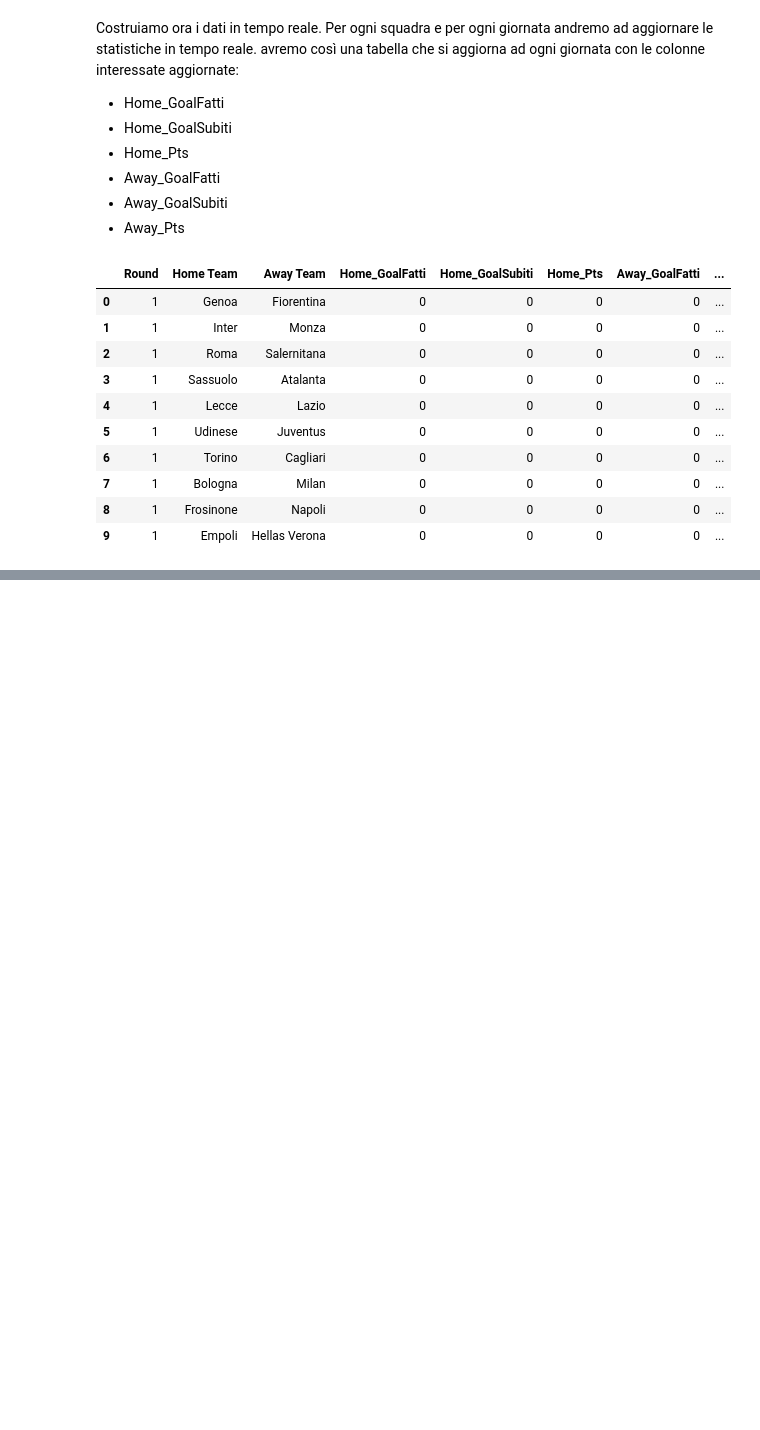
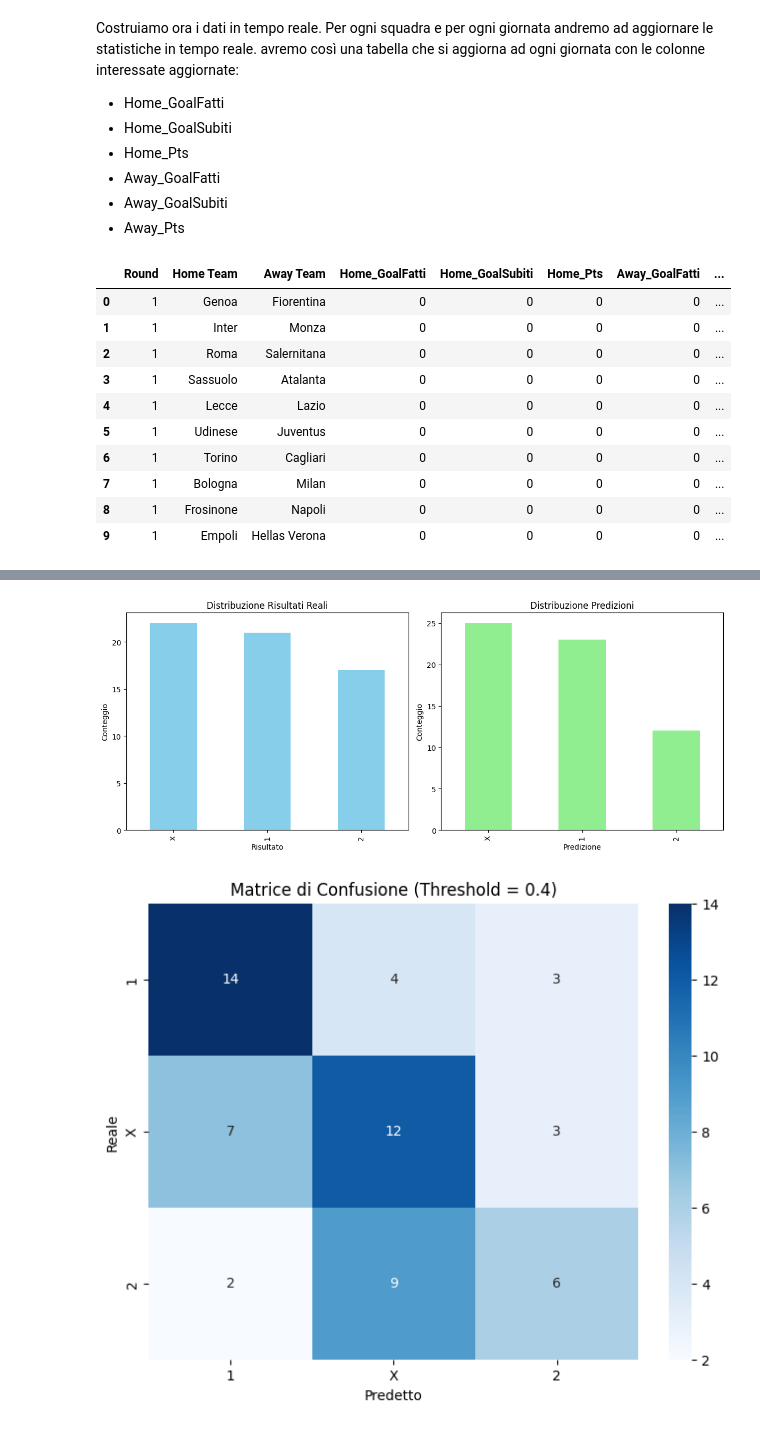
Before and after one commit to DavideJohn/IDS, a Jupyter notebook: laboratori/ProgettoFinale/ProgettoFinale.ipynb, the cells around one changed output, grey strips where cells are left out. Drawn from its saved outputs; the diff is of its cells as text; code cells hidden in the pictures; blank space fills up the shorter version.

Commit message:
predizione

```diff
--- a/laboratori/ProgettoFinale/ProgettoFinale.ipynb
+++ b/laboratori/ProgettoFinale/ProgettoFinale.ipynb
@@ -398,0 +523,15 @@ train_features_df.tail(10)
+# %%
+# Eseguire la predizione con il threshold ottimale
+predictions_df, team_stats, _ = predict_match_results(matches, threshold_home=best_threshold_home,
+                                               threshold_away=best_threshold_away)
+
+# Visualizziamo il riassunto dei risultati per giornata
+results_by_round = predictions_df.groupby('Round').apply(lambda x: (x['Risultato'] == x['Prediction']).mean())
+print("Accuratezza per giornata:")
+print(results_by_round)
+
+# Visualizziamo i risultati per l'ultima giornata
+round_num = 38
+round_df = predictions_df[predictions_df['Round'] == round_num]
+print(f"\n=== Giornata {round_num} ===")
+print(round_df[['Home Team', 'Away Team', 'Score_casa', 'Score_trasferta', 'Risultato', 'Prediction']])
@@ -398,0 +556,33 @@ train_features_df.tail(10)
+# %%
+# Confrontiamo la distribuzione delle predizioni con i risultati reali
+plt.figure(figsize=(12, 5))
+
+plt.subplot(1, 2, 1)
+predictions_df['Risultato'].value_counts().plot(kind='bar', color='skyblue')
+plt.title('Distribuzione Risultati Reali')
+plt.xlabel('Risultato')
+plt.ylabel('Conteggio')
+
+plt.subplot(1, 2, 2)
+predictions_df['Prediction'].value_counts().plot(kind='bar', color='lightgreen')
+plt.title('Distribuzione Predizioni')
+plt.xlabel('Predizione')
+plt.ylabel('Conteggio')
+
+plt.tight_layout()
+plt.show()
+
+# Matrice di confusione
+from sklearn.metrics import confusion_matrix
+import seaborn as sns
+
+cm = confusion_matrix(predictions_df['Risultato'], predictions_df['Prediction'], labels=['1', 'X', '2'])
+plt.figure(figsize=(8, 6))
+sns.heatmap(cm, annot=True, fmt='d', cmap='Blues', xticklabels=['1', 'X', '2'], yticklabels=['1', 'X', '2'])
+plt.xlabel('Predetto')
+plt.ylabel('Reale')
+plt.title(f'Matrice di Confusione (Threshold = {best_threshold:.1f})')
+plt.show()
+# %% [output]
+[figure, added]
+[figure, added]
```
Also changed, not shown: parts of 5 cells of this notebook.
